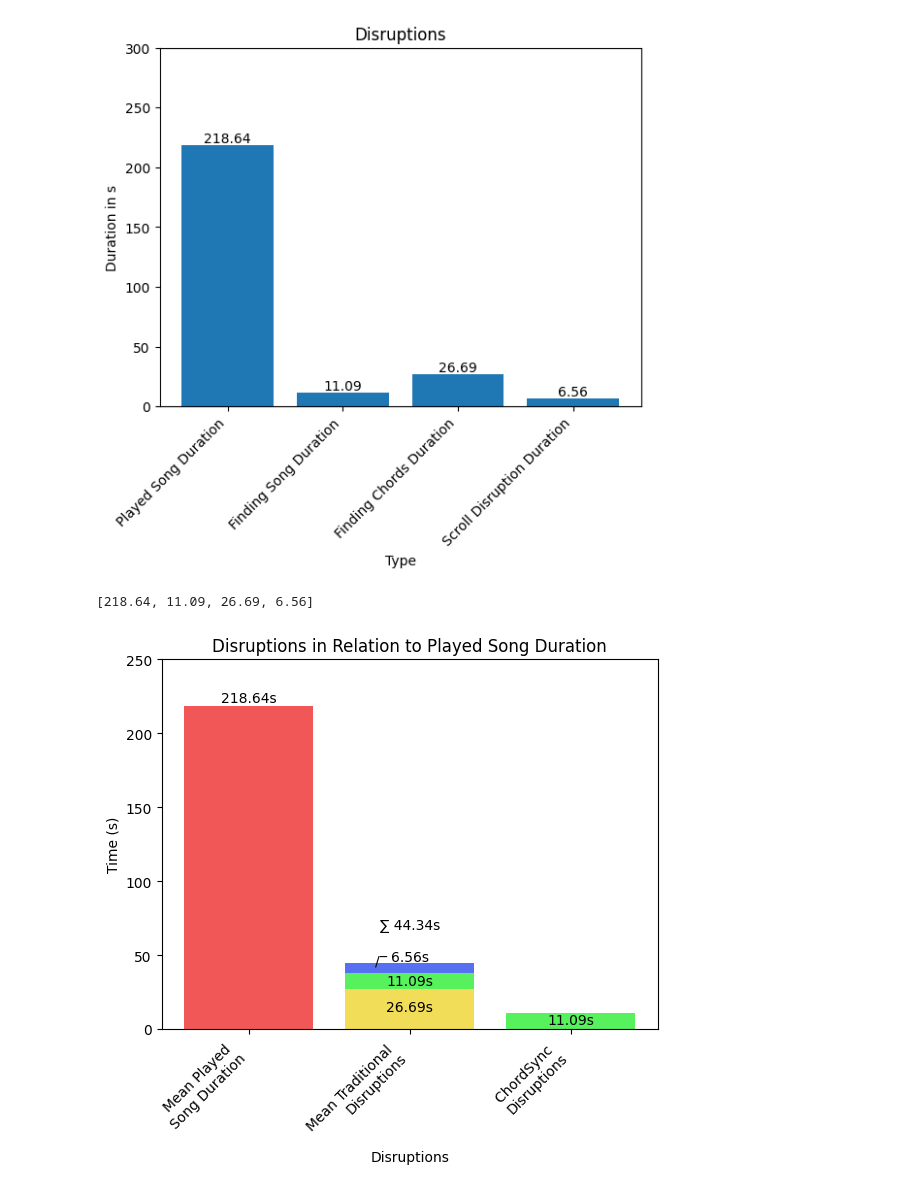
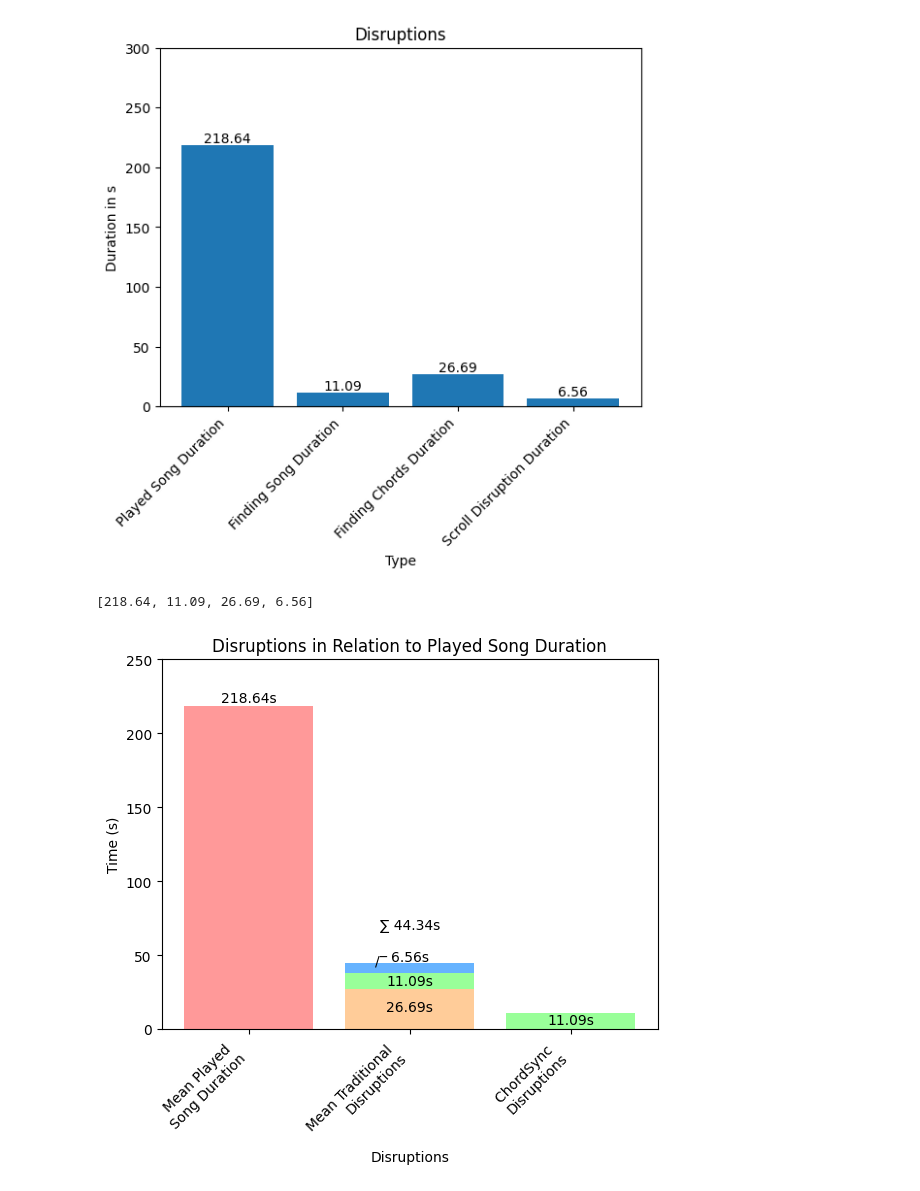
Before and after one commit to simonroedig/ChordSync_Study, a Jupyter notebook: study_analysis_task_performance.ipynb, the cells around one changed output. Saved outputs shown, nothing was run; the diff lists cells and outputs as text; code cells hidden in the pictures.

Commit message:
better labels, colors

```diff
--- a/study_analysis_task_performance.ipynb
+++ b/study_analysis_task_performance.ipynb
@@ -829,36 +828,37 @@ y3 = np.array([0, all_durations_finding_song_mean, 0])
 y4 = np.array([0, scroll_disruptions_time_added_mean, 0])
 
 y5 = np.array([0, 0, all_durations_finding_song_mean])
+colors = ['#ff9999','#66b3ff','#99ff99','#ffcc99']
 
 # plot bars in stack manner
-plt.bar(x, y1, color='#f15757')
-plt.bar(x, y2, bottom=y1, color='#f1dd57')
-plt.bar(x, y3, bottom=y1+y2, color='#57f15e')
-plt.bar(x, y4, bottom=y1+y2+y3, color='#5770f1')
+plt.bar(x, y1, color='#ff9999')
+plt.bar(x, y2, bottom=y1, color='#ffcc99')
+plt.bar(x, y3, bottom=y1+y2, color='#99ff99')
+plt.bar(x, y4, bottom=y1+y2+y3, color='#66b3ff')
 
-plt.bar(x, y5, bottom=y4, color='#57f15e')
+plt.bar(x, y5, bottom=y4, color='#99ff99')
 
 plt.xlabel("Disruptions")
 plt.ylabel("Time (s)")
 plt.title("Disruptions in Relation to Played Song Duration")
 plt.xticks(rotation=45, ha="right")
 plt.ylim(0, 250)
 
 plt.text(0, played_song_duration_seconds_mean + 5, f'{played_song_duration_seconds_mean:.2f}s', ha='center', va='center', color='black')
 
 plt.text(1, duration_find_chords_mean_no_outlier - 12, f'{duration_find_chords_mean_no_outlier:.2f}s', ha='center', va='center', color='black')
 plt.text(1, all_durations_finding_song_mean + 21, f'{all_durations_finding_song_mean:.2f}s', ha='center', va='center', color='black')
 plt.text(1, scroll_disruptions_time_added_mean + 42, f'{scroll_disruptions_time_added_mean:.2f}s', ha='center', va='center', color='black')
 plt.text(0.8, scroll_disruptions_time_added_mean + 40, '/', ha='center', va='center', color='black')
 plt.text(0.83, scroll_disruptions_time_added_mean + 47, '_', ha='center', va='center', color='black')
 
 plt.text(1, 70, f'∑ {duration_find_chords_mean_no_outlier+all_durations_finding_song_mean+scroll_disruptions_time_added_mean:.2f}s', ha='center', va='center', color='black')
 
 plt.text(2, all_durations_finding_song_mean - 5, f'{all_durations_finding_song_mean:.2f}s', ha='center', va='center', color='black')
 
 
 
 plt.show()
 # %% [output]
 [218.64, 11.09, 26.69, 6.56]
-[figure, old version]
+[figure, new version]
```
Also changed, not shown: parts of 1 cell of this notebook, 3 other files.
